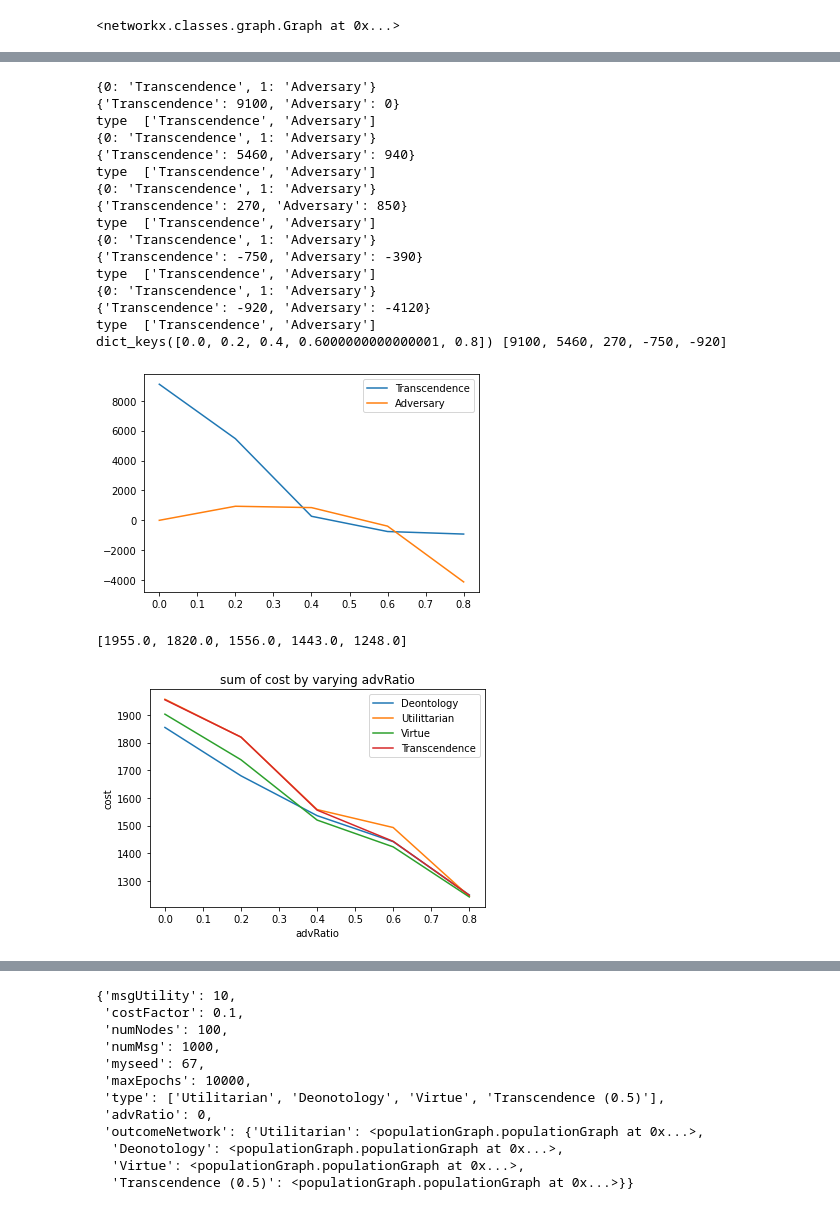
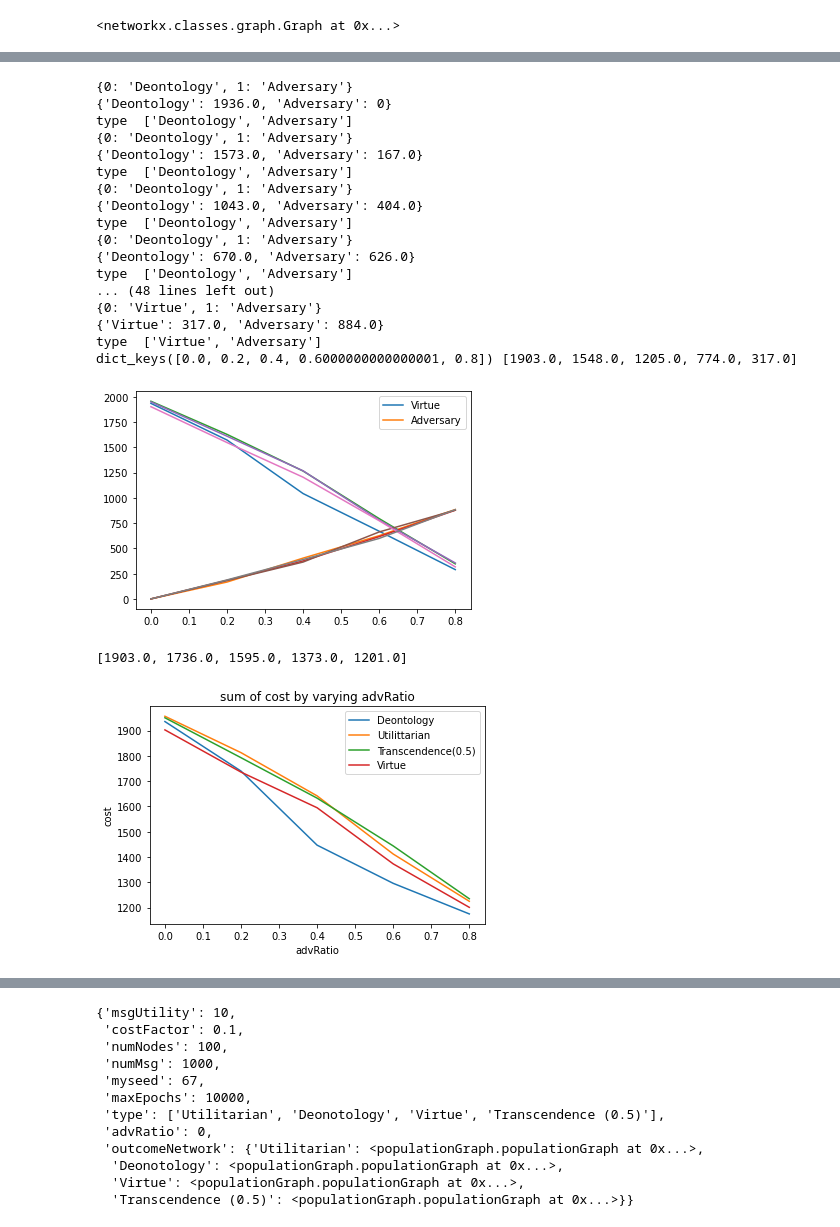
Before and after one commit to WSL-IIITB/SPECTRA, a Jupyter notebook: result_analysis.ipynb, the cells around one changed output, grey strips where cells are left out. Saved outputs shown, nothing was run; the diff lists cells and outputs as text; code cells hidden in the pictures.

```diff
--- a/result_analysis.ipynb
+++ b/result_analysis.ipynb
@@ -109,7 +111,7 @@ virtue_dict
   0.6000000000000001: <populationGraph.populationGraph at 0x...>,
   0.8: <populationGraph.populationGraph at 0x...>}}
 # %%
-trans_dict = pickle.load(open('pickle_files/AdvRatio/Transcendence.pkl', 'rb'))
+trans_dict = pickle.load(open('pickle_files/AdvRatio/Transcendence(0.5).pkl', 'rb'))
 trans_dict
 # %% [output]
 {'msgUtility': 10,
@@ -130,7 +131,7 @@ translow_dict = pickle.load(open('pickle_files/AdvRatio/Transcendence(0.1).pkl',
 transhigh_dict = pickle.load(open('pickle_files/AdvRatio/Transcendence(1).pkl', 'rb'))
 transDict = {0.1:translow_dict["outcomeNetwork"],1:transhigh_dict["outcomeNetwork"]}
 # %%
-outcomeList = {"Deontology":deontic_dict["outcomeNetwork"], "Utilittarian":util_dict["outcomeNetwork"], "Virtue":virtue_dict["outcomeNetwork"],"Transcendence":trans_dict["outcomeNetwork"]}
+outcomeList = {"Deontology":deontic_dict["outcomeNetwork"], "Utilittarian":util_dict["outcomeNetwork"], "Transcendence(0.5)":trans_dict["outcomeNetwork"],"Virtue":virtue_dict["outcomeNetwork"]}
 # %%
 for outcome in outcomeList:
     l = [outcomeList[outcome][val] for val in outcomeList[outcome]]
@@ -235,29 +276,30 @@ dict_keys([0.0, 0.2, 0.4, 0.6000000000000001, 0.8]) [9100, 5460, 270, -750, -920
 # %%
-new_dict = {"Transcendence":trans_dict["outcomeNetwork"]}
-ethics_linePlots(new_dict,'utility',"utility")
+# new_dict = {"Transcendence":trans_dict["outcomeNetwork"]}
+ethics_linePlots(outcomeList,'cost',"utility")
 # %% [output]
-{0: 'Transcendence', 1: 'Adversary'}
-{'Transcendence': 9100, 'Adversary': 0}
-type  ['Transcendence', 'Adversary']
-{0: 'Transcendence', 1: 'Adversary'}
-{'Transcendence': 5460, 'Adversary': 940}
-type  ['Transcendence', 'Adversary']
-{0: 'Transcendence', 1: 'Adversary'}
-{'Transcendence': 270, 'Adversary': 850}
-type  ['Transcendence', 'Adversary']
-{0: 'Transcendence', 1: 'Adversary'}
-{'Transcendence': -750, 'Adversary': -390}
-type  ['Transcendence', 'Adversary']
-{0: 'Transcendence', 1: 'Adversary'}
-{'Transcendence': -920, 'Adversary': -4120}
-type  ['Transcendence', 'Adversary']
-dict_keys([0.0, 0.2, 0.4, 0.6000000000000001, 0.8]) [9100, 5460, 270, -750, -920]
+{0: 'Deontology', 1: 'Adversary'}
+{'Deontology': 1936.0, 'Adversary': 0}
+type  ['Deontology', 'Adversary']
+{0: 'Deontology', 1: 'Adversary'}
+{'Deontology': 1573.0, 'Adversary': 167.0}
+type  ['Deontology', 'Adversary']
+{0: 'Deontology', 1: 'Adversary'}
+{'Deontology': 1043.0, 'Adversary': 404.0}
+type  ['Deontology', 'Adversary']
+{0: 'Deontology', 1: 'Adversary'}
+{'Deontology': 670.0, 'Adversary': 626.0}
+type  ['Deontology', 'Adversary']
+... (48 lines left out)
+{0: 'Virtue', 1: 'Adversary'}
+{'Virtue': 317.0, 'Adversary': 884.0}
+type  ['Virtue', 'Adversary']
+dict_keys([0.0, 0.2, 0.4, 0.6000000000000001, 0.8]) [1903.0, 1548.0, 1205.0, 774.0, 317.0]
-[figure, old version]
+[figure, new version]
 # %%
 plotComparative(outcomeList,"cost","advRatio")
 # %% [output]
-[1955.0, 1820.0, 1556.0, 1443.0, 1248.0]
+[1903.0, 1736.0, 1595.0, 1373.0, 1201.0]
-[figure, old version]
+[figure, new version]
 # %%
 plotComparative_shaded(outcomeList,transDict,"cost","advRatio",metric="mean")
 # %% [output]
```
Also changed, not shown: parts of 27 cells of this notebook, 31 other files.
